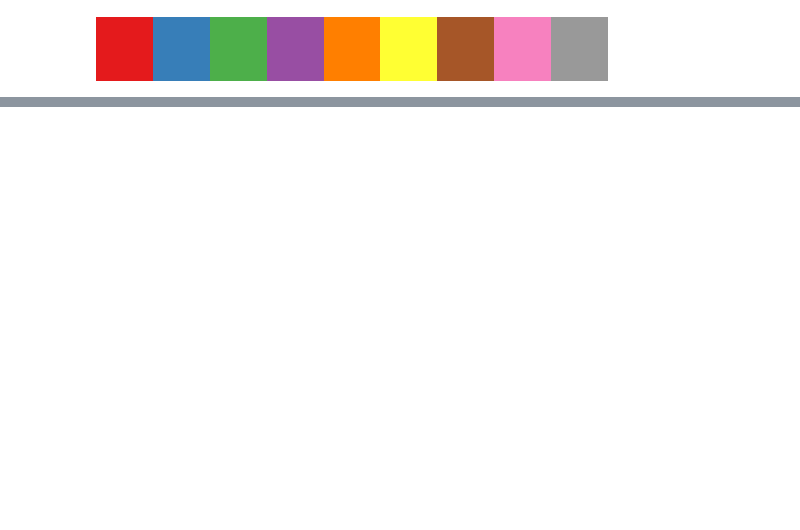
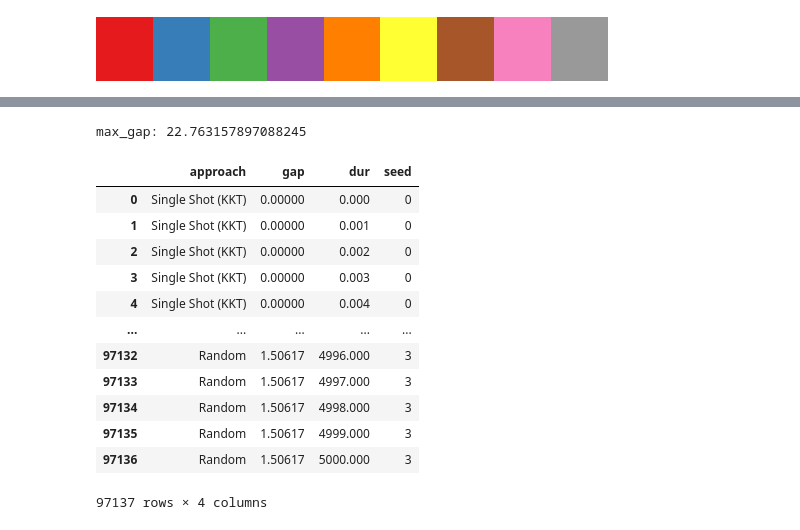
Before and after one commit to microsoft/MetaOpt, a Jupyter notebook: MetaOptimize/parsers/gap_vs_time.ipynb, the cells around one changed output, grey strips where cells are left out. Cells and saved outputs as stored; diff of their text form; code cells hidden in the pictures; blank space fills up the shorter version.

```diff
--- a/MetaOptimize/parsers/gap_vs_time.ipynb
+++ b/MetaOptimize/parsers/gap_vs_time.ipynb
@@ -180,0 +227,43 @@ inf
+# %%
+dp_approach_to_fpath_dict = {
+                          "Single Shot (KKT)": {
+                              0: ["..\\logs\\gap_vs_time\\DemandPinning_2022_6_21_1_6_8_208\\kkt_DemandPinning_2022_6_21_1_6_8_261.txt"],
+                          },
+                          "Simulated Annealing": {
+                                    0: ["..\\logs\\gap_vs_time\\DemandPinning_2022_6_21_1_6_8_208\\simulatedannealing_DemandPinning_0_2022_6_21_3_52_49_60.txt"],
+                                    1: ["..\logs\\gap_vs_time\\DemandPinning_2022_6_21_1_6_8_208\\simulatedannealing_DemandPinning_1_2022_6_21_8_2_49_241.txt"],
+                                    2: ["..\\logs\\gap_vs_time\\DemandPinning_2022_6_21_1_6_8_208\\simulatedannealing_DemandPinning_2_2022_6_21_12_12_49_443.txt"],
+                                    3: ["..\\logs\\gap_vs_time\\DemandPinning_2022_6_21_1_6_8_208\\simulatedannealing_DemandPinning_3_2022_6_21_16_22_49_720.txt"]
+                            },
+                         "Hill Climber": {
+                                    0: ["..\\logs\\gap_vs_time\\DemandPinning_2022_6_21_1_6_8_208\\hillclimbing_DemandPinning_0_2022_6_21_2_29_28_984.txt"],
+                                    1: ["..\logs\gap_vs_time\\DemandPinning_2022_6_21_1_6_8_208\\hillclimbing_DemandPinning_1_2022_6_21_6_39_29_204.txt"],
+                                    2: ["..\\logs\gap_vs_time\\DemandPinning_2022_6_21_1_6_8_208\\hillclimbing_DemandPinning_2_2022_6_21_10_49_29_351.txt"],
+                                    3: ["..\\logs\\gap_vs_time\\DemandPinning_2022_6_21_1_6_8_208\\hillclimbing_DemandPinning_3_2022_6_21_14_59_29_592.txt"]
+                            },
+                        "Random": {
+                                    0: ["..\\logs\\gap_vs_time\\DemandPinning_2022_6_21_1_6_8_208\\randomSearch_DemandPinning_0_2022_6_21_5_16_9_107.txt"],
+                                    1: ["..\logs\gap_vs_time\\DemandPinning_2022_6_21_1_6_8_208\\randomSearch_DemandPinning_1_2022_6_21_9_26_9_322.txt"],
+                                    2: ["..\\logs\gap_vs_time\\DemandPinning_2022_6_21_1_6_8_208\\randomSearch_DemandPinning_2_2022_6_21_13_36_9_545.txt"],
+                                    3: ["..\\logs\\gap_vs_time\\DemandPinning_2022_6_21_1_6_8_208\\randomSearch_DemandPinning_3_2022_6_21_17_46_9_828.txt"]
+                                  }
+                        }
+dp_approach_to_dur_gap_mapping = dict()
+# %%
+dp_data_df = analyze_log_files(dp_approach_to_fpath_dict, dp_approach_to_dur_gap_mapping)
+dp_data_df
+# %% [output]
+max_gap: 22.763157897088245
+|  | approach | gap | dur | seed |
+| 0 | Single Shot (KKT) | 0.00000 | 0.000 | 0 |
+| 1 | Single Shot (KKT) | 0.00000 | 0.001 | 0 |
+| 2 | Single Shot (KKT) | 0.00000 | 0.002 | 0 |
+| 3 | Single Shot (KKT) | 0.00000 | 0.003 | 0 |
+| 4 | Single Shot (KKT) | 0.00000 | 0.004 | 0 |
+| ... | ... | ... | ... | ... |
+| 97132 | Random | 1.50617 | 4996.000 | 3 |
+| 97133 | Random | 1.50617 | 4997.000 | 3 |
+| 97134 | Random | 1.50617 | 4998.000 | 3 |
+| 97135 | Random | 1.50617 | 4999.000 | 3 |
+| 97136 | Random | 1.50617 | 5000.000 | 3 |
+97137 rows × 4 columns
```
Also changed, not shown: parts of 11 cells of this notebook, 1 other file.
